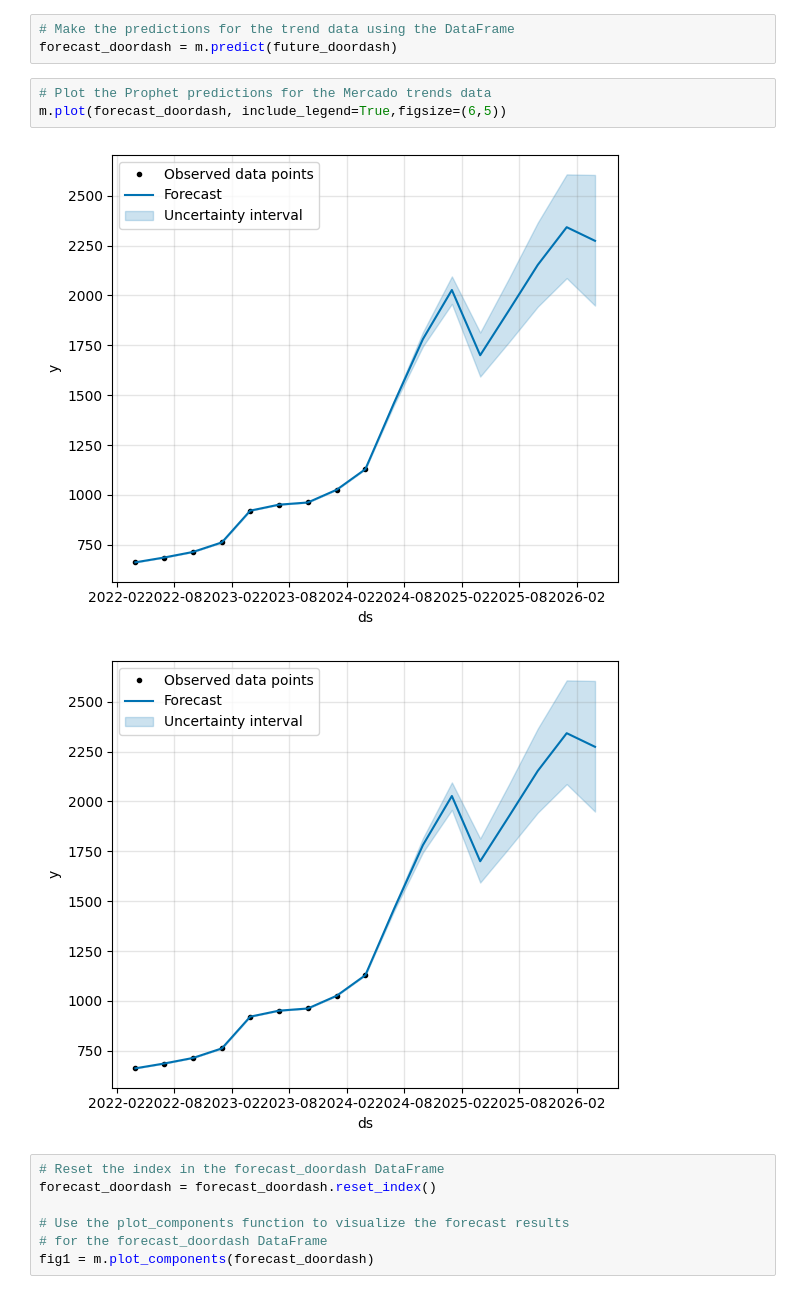
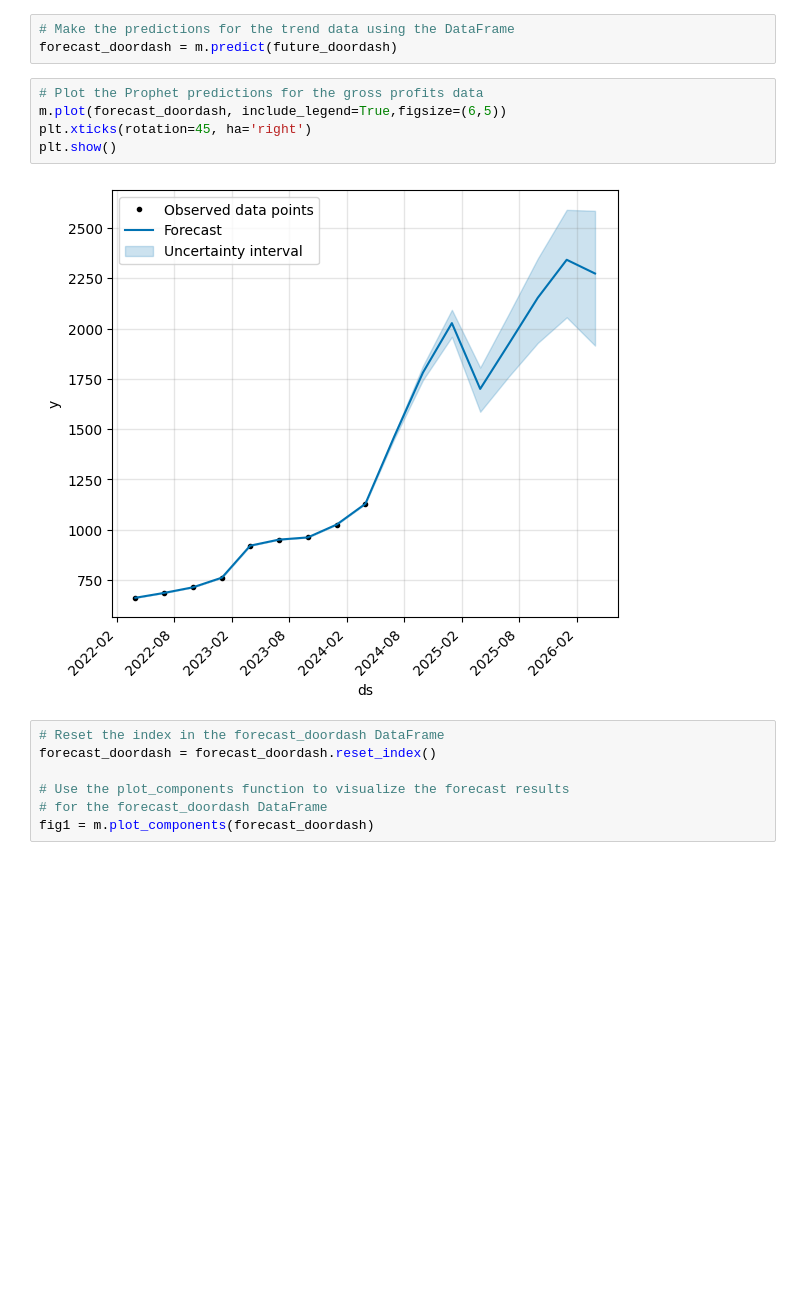
Before and after one commit to JaidenFlint/Project1_Group3, a Jupyter notebook: Project1_Tuan_Rough_Code.ipynb, the cells around one changed output. Cells and saved outputs as stored; diff of their text form; blank space fills up the shorter version.

Commit message:
added code for the adjusted gross profit and the margins

```diff
--- a/Project1_Tuan_Rough_Code.ipynb
+++ b/Project1_Tuan_Rough_Code.ipynb
@@ -180,11 +161,12 @@ future_doordash = m.make_future_dataframe(periods=8, freq="q")
 # Make the predictions for the trend data using the DataFrame
 forecast_doordash = m.predict(future_doordash)
 # %%
-# Plot the Prophet predictions for the Mercado trends data
+# Plot the Prophet predictions for the gross profits data
 m.plot(forecast_doordash, include_legend=True,figsize=(6,5))
+plt.xticks(rotation=45, ha='right')
+plt.show()
 # %% [output]
-[figure, old version]
+[figure, new version]
-[figure, removed]
 # %%
 # Reset the index in the forecast_doordash DataFrame
 forecast_doordash = forecast_doordash.reset_index()
```
Also changed, not shown: parts of 38 cells of this notebook.
